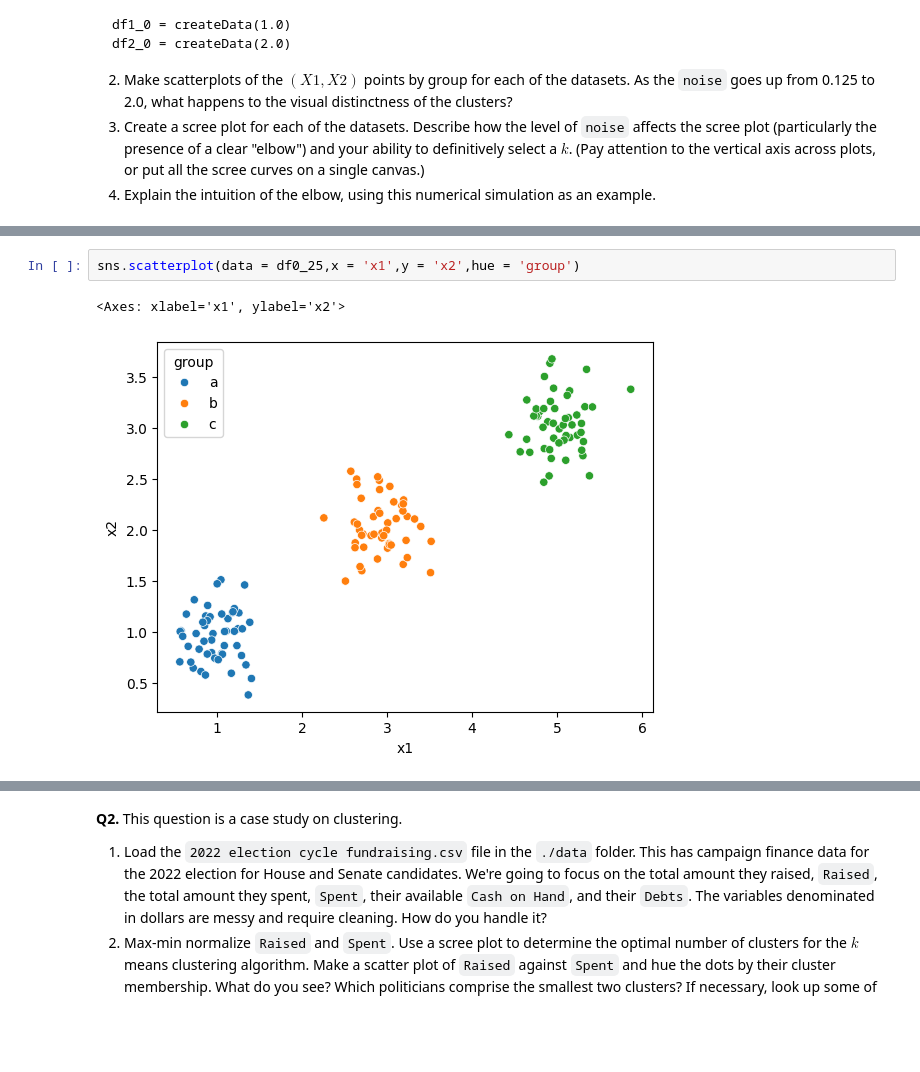
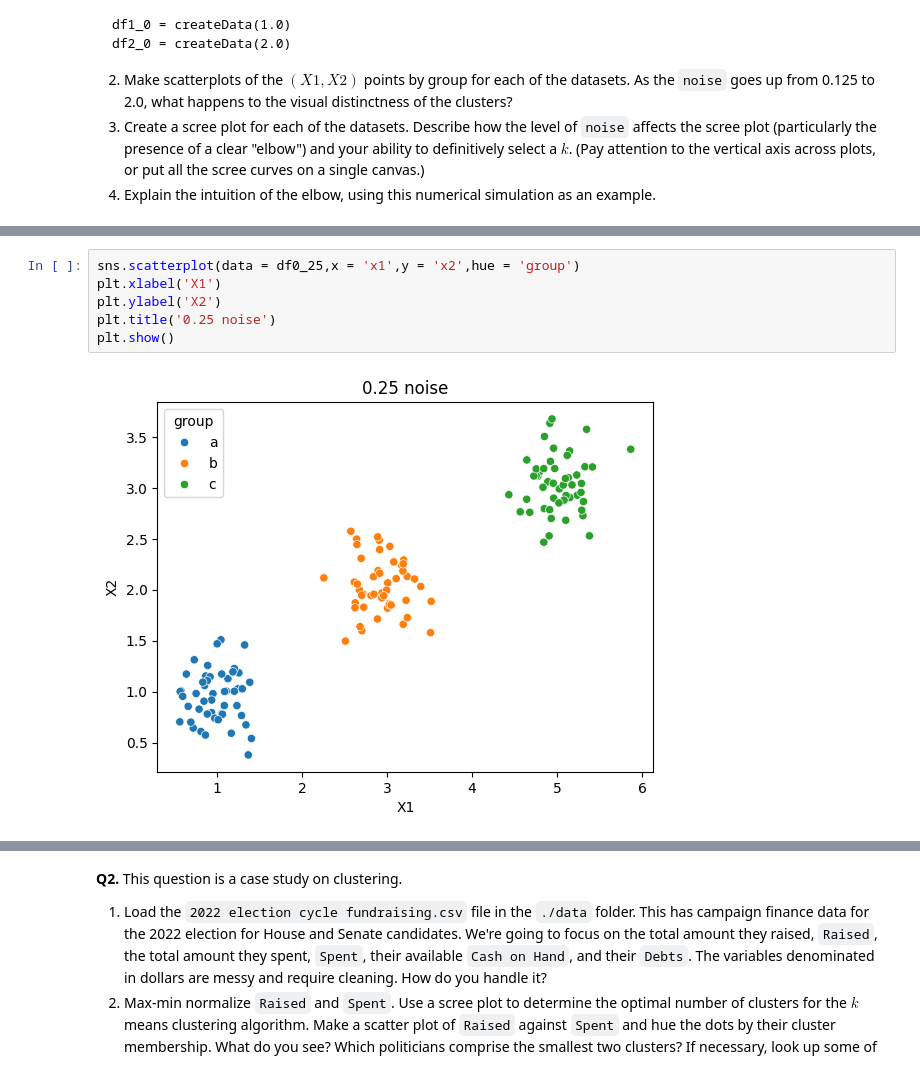
Before and after one commit to Harryshield14/clustering_assignment, a Jupyter notebook: assignment_clustering.ipynb, the cells around one changed output, grey strips where cells are left out. Drawn from its saved outputs; the diff is of its cells as text; blank space fills up the shorter version.

```diff
--- a/assignment_clustering.ipynb
+++ b/assignment_clustering.ipynb
@@ -68,7 +71,10 @@ sns.scatterplot(data = df0_125,x = 'x1',y = 'x2',hue = 'group') #Seen from each
 # %%
 sns.scatterplot(data = df0_25,x = 'x1',y = 'x2',hue = 'group')
+plt.xlabel('X1')
+plt.ylabel('X2')
+plt.title('0.25 noise')
+plt.show()
 # %% [output]
-<Axes: xlabel='x1', ylabel='x2'>
-[figure, old version]
+[figure, new version]
 # %%
 sns.scatterplot(data = df0_5,x = 'x1',y = 'x2',hue = 'group')
```
Also changed, not shown: parts of 12 cells of this notebook.
